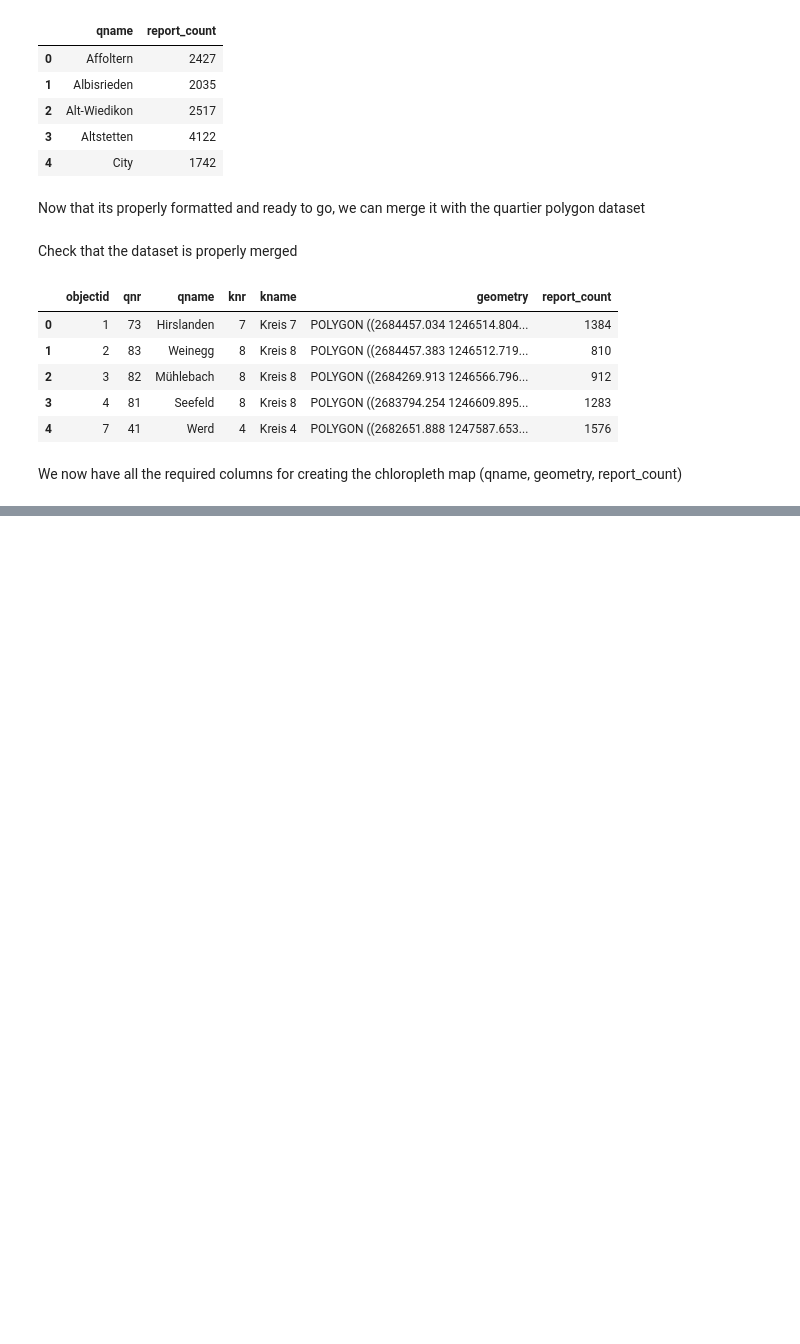
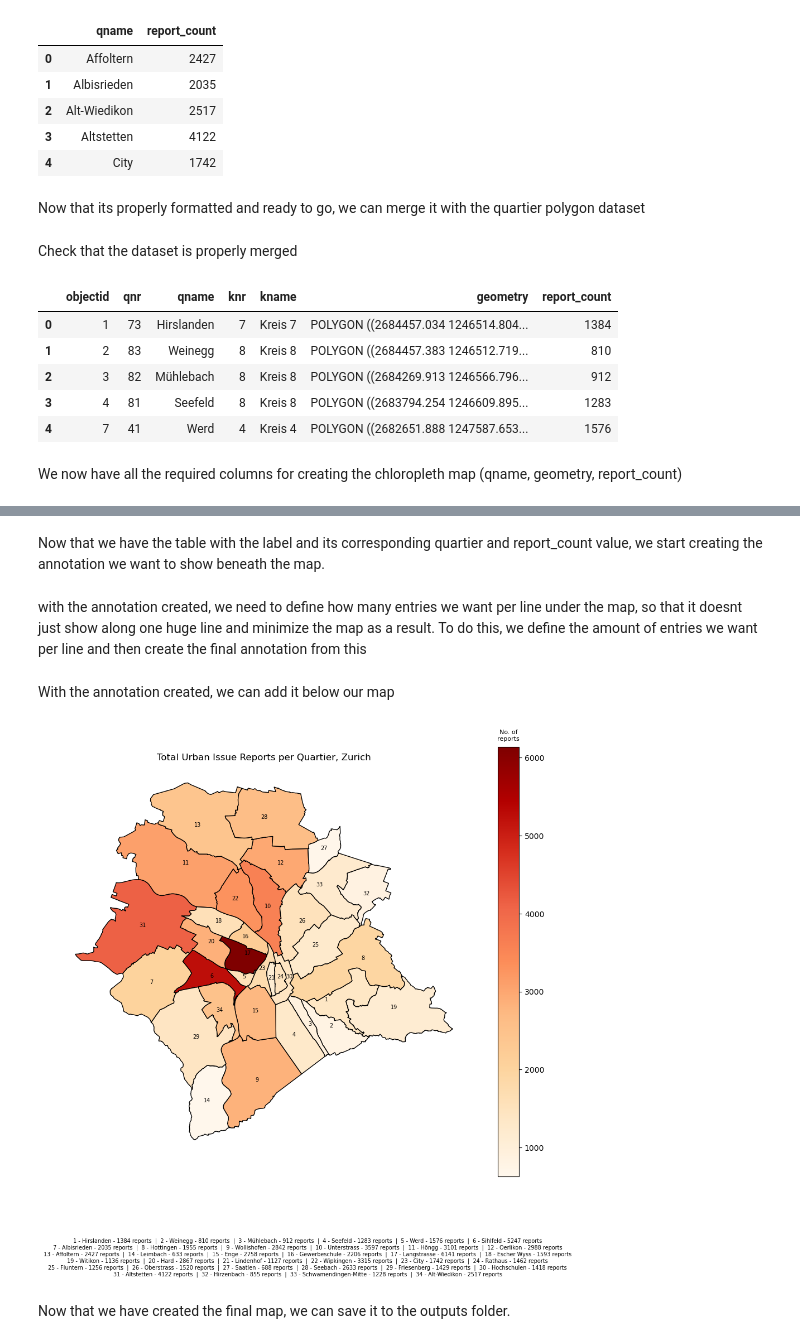
Before and after one commit to dnugent01/zurich-urban-issues, a Jupyter notebook: notebooks/analysis.ipynb, the cells around one changed output, grey strips where cells are left out. Drawn from its saved outputs; the diff is of its cells as text; code cells hidden in the pictures; blank space fills up the shorter version.

```diff
--- a/notebooks/analysis.ipynb
+++ b/notebooks/analysis.ipynb
@@ -276,0 +361,79 @@ plt.show()
+# %% [markdown]
+Now that we have the table with the label and its corresponding quartier and report_count value, we start creating the annotation we want to show beneath the map.
+# %%
+annotation_entries_chloropleth = [#creating the annotation string
+    f"{row['label']} - {row['qname']} - {row['report_count']} reports"#entries will be displayed as e.g. 1 - Hirslanden - 1384 reports
+    for _, row in quartier_label_table.iterrows()
+]
+# %% [markdown]
+with the annotation created, we need to define how many entries we want per line under the map, so that it doesnt just show along one huge line and minimize the map as a result. To do this, we define the amount of entries we want per line and then create the final annotation from this
+# %%
+entries_per_line_chloropleth = 6
+
+lines =[] #create an empty list, this will hold each line of text of the annotation
+
+for i in range(0, len(annotation_entries_chloropleth), entries_per_line_chloropleth): #loops through entries in steps of 6
+    #i takes the index values 0, 6, 12, etc. of annotation_entries_chloropleth, processing them in groups of 6
+    chunk = annotation_entries_chloropleth[i:i + entries_per_line_chloropleth]#this slices out 6 entries from the list
+    #for example, [0:6] slices out the first 6 quartiers, [6:12] slices out the next 6 quartiers, etc.
+    lines.append("  |  ".join(chunk))#joins the 6 entries in a single string seperate by |, and adds these to the lines list
+#each element of the lines list is therefore one full row of the annotation text
+annotation_chloropleth = "\n".join(lines)#joins all the annotation lines together, with "\n".join(lines) creating a new line between each element
+# %% [markdown]
+With the annotation created, we can add it below our map
+# %%
+#creating the label for each quartier
+quartier_report_counts["label"] = range(
+    1,
+    len(quartier_report_counts) + 1
+)
+
+#figure axis
+fig, ax = plt.subplots(figsize=(12, 10))
+
+quartier_report_counts.plot(
+    column="report_count",
+    cmap="OrRd",
+    legend=True,
+    edgecolor="black",
+    ax=ax
+)
+
+#add a title to the scale bar
+cbar = ax.get_figure().axes[1]  #when geopandas calls .plot(), it creates the main map axes and the colorbar axes
+#the colorbar is the last axes object created. ax.get_figure() gets the figure that ax belongs to, .axes gets the list
+#of all axes in that figure, and [1] grabs the last axis created
+cbar.set_title("No. of\nreports", fontsize=8, pad=8)
+
+#now we add label numbers to the centroid of each quartier polygon
+for idx, row in quartier_report_counts.iterrows(): #tells python go through every row in the dataframe(idx is row number, rows contain values)
+        middle_point = row.geometry.representative_point() #guarantees the point is inside the polygon, specifically designed for such sitations
+        ax.text( #draw text on the map at the coordinates of each polygon centroid
+            middle_point.x,#now the representative point coordinates rather than the centroid coordinates
+            middle_point.y,
+            str(row["label"]),#make row number the label of the polygon, str() used to convert labels from numbers to strings so matplotlib can process them
+            ha="center", #horizontal alignment of the label is at the center, number on centroid point
+            fontsize=7)
+
+#add the annotation below the map
+fig.text(
+    0.5, #centered on x-axis
+    -0.0005, #just below the y-axis
+    annotation_chloropleth,
+    ha="center",
+    va="top",
+    fontsize=7,
+    transform=fig.transFigure
+)
+
+#add the title and remove unneccesary axes to reduce clutter
+ax.set_title("Total Urban Issue Reports per Quartier, Zurich")
+ax.axis("off")
+
+
+
+plt.show()
+# %% [output]
+[figure, added]
+# %% [markdown]
+Now that we have created the final map, we can save it to the outputs folder.
```
Also changed, not shown: parts of 10 cells of this notebook, 3 other files.
